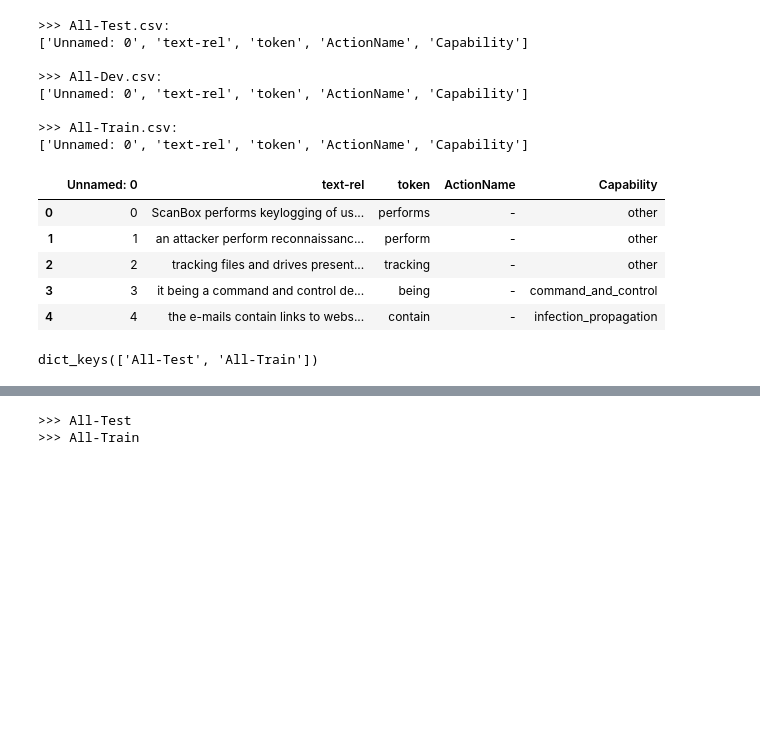
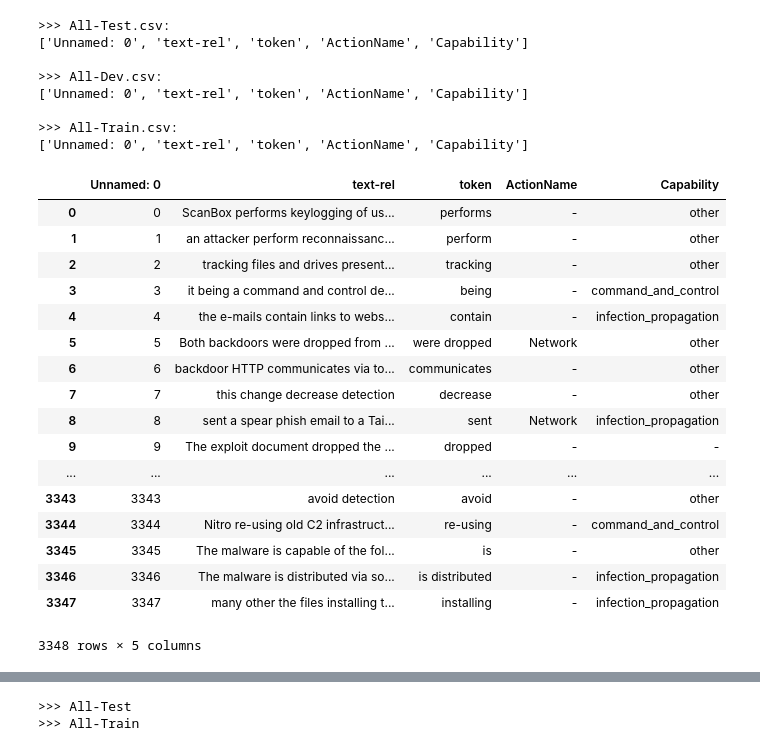
Before and after one commit to jells123/Secure-NLP, a Jupyter notebook: 1-Analyze-data-ALL.ipynb, the cells around one changed output, grey strips where cells are left out. Saved outputs shown, nothing was run; the diff lists cells and outputs as text; code cells hidden in the pictures; blank space fills up the shorter version.

```diff
--- a/1-Analyze-data-ALL.ipynb
+++ b/1-Analyze-data-ALL.ipynb
@@ -20,12 +20,24 @@ for file in ls:
 
 >>> All-Train.csv:
 ['Unnamed: 0', 'text-rel', 'token', 'ActionName', 'Capability']
-# %%
-dataframes['All-Train'].head()
-# %% [output]
-|  | Unnamed: 0 | text-rel | token | ActionName | Capability |
-| 0 | 0 | ScanBox performs keylogging of us... | performs | - | other |
-| 1 | 1 | an attacker perform reconnaissanc... | perform | - | other |
-| 2 | 2 | tracking files and drives present... | tracking | - | other |
-| 3 | 3 | it being a command and control de... | being | - | command_and_control |
-| 4 | 4 | the e-mails contain links to webs... | contain | - | infection_propagation |
+# %%
+dataframes[column]
+# %% [output]
+|  | Unnamed: 0 | text-rel | token | ActionName | Capability |
+| 0 | 0 | ScanBox performs keylogging of us... | performs | - | other |
+| 1 | 1 | an attacker perform reconnaissanc... | perform | - | other |
+| 2 | 2 | tracking files and drives present... | tracking | - | other |
+| 3 | 3 | it being a command and control de... | being | - | command_and_control |
+| 4 | 4 | the e-mails contain links to webs... | contain | - | infection_propagation |
+| 5 | 5 | Both backdoors were dropped from ... | were dropped | Network | other |
+| 6 | 6 | backdoor HTTP communicates via to... | communicates | - | other |
+| 7 | 7 | this change decrease detection | decrease | - | other |
+| 8 | 8 | sent a spear phish email to a Tai... | sent | Network | infection_propagation |
+| 9 | 9 | The exploit document dropped the ... | dropped | - | - |
+| ... | ... | ... | ... | ... | ... |
+| 3343 | 3343 | avoid detection | avoid | - | other |
+| 3344 | 3344 | Nitro re-using old C2 infrastruct... | re-using | - | command_and_control |
+| 3345 | 3345 | The malware is capable of the fol... | is | - | other |
+| 3346 | 3346 | The malware is distributed via so... | is distributed | - | infection_propagation |
+| 3347 | 3347 | many other the files installing t... | installing | - | infection_propagation |
+3348 rows × 5 columns
@@ -44,7 +88,3 @@ for cat in dataframes.keys():
                 dataframes[cat] = new_df
 
 dataframes = {cat : dataframes[cat] for cat in dataframes if 'Dev' not in cat}
-# %%
-dataframes.keys()
-# %% [output]
-dict_keys(['All-Test', 'All-Train'])
```
Also changed, not shown: parts of 10 cells of this notebook, 9 other files.
